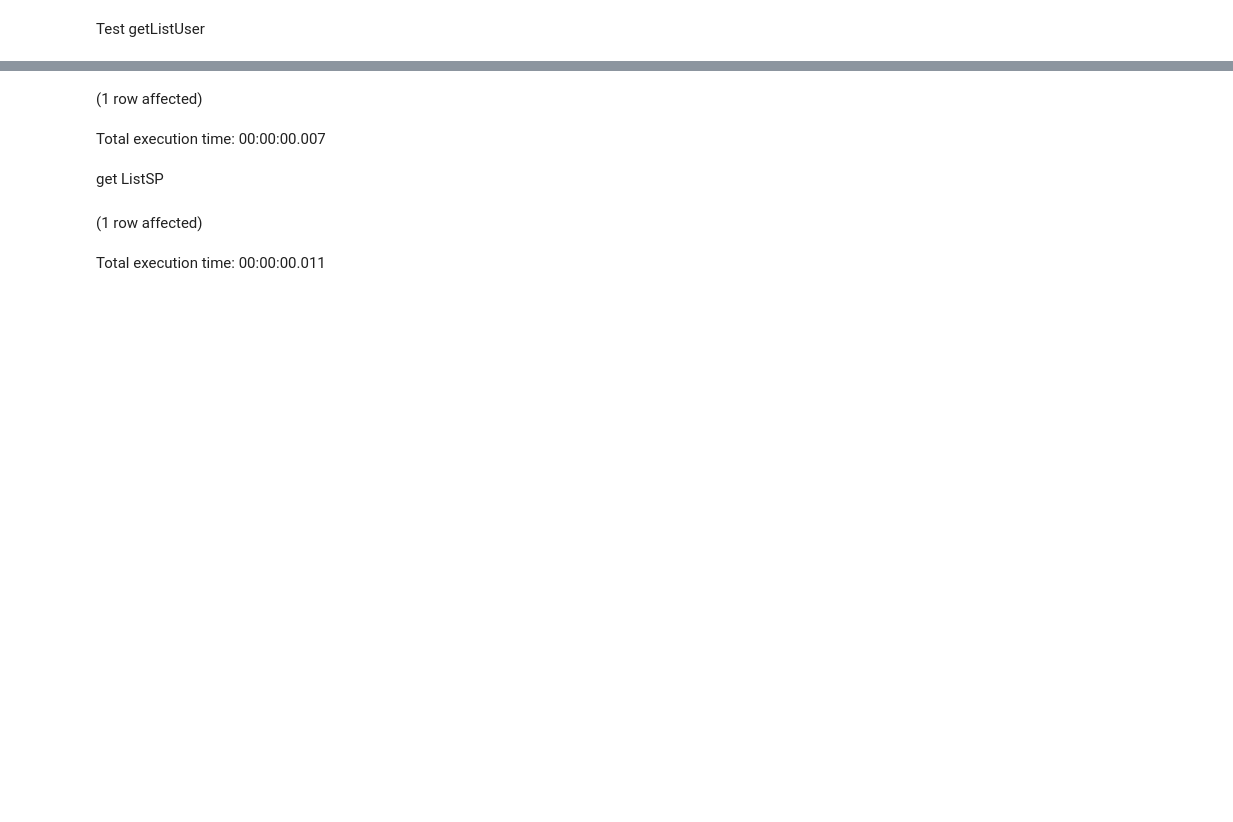
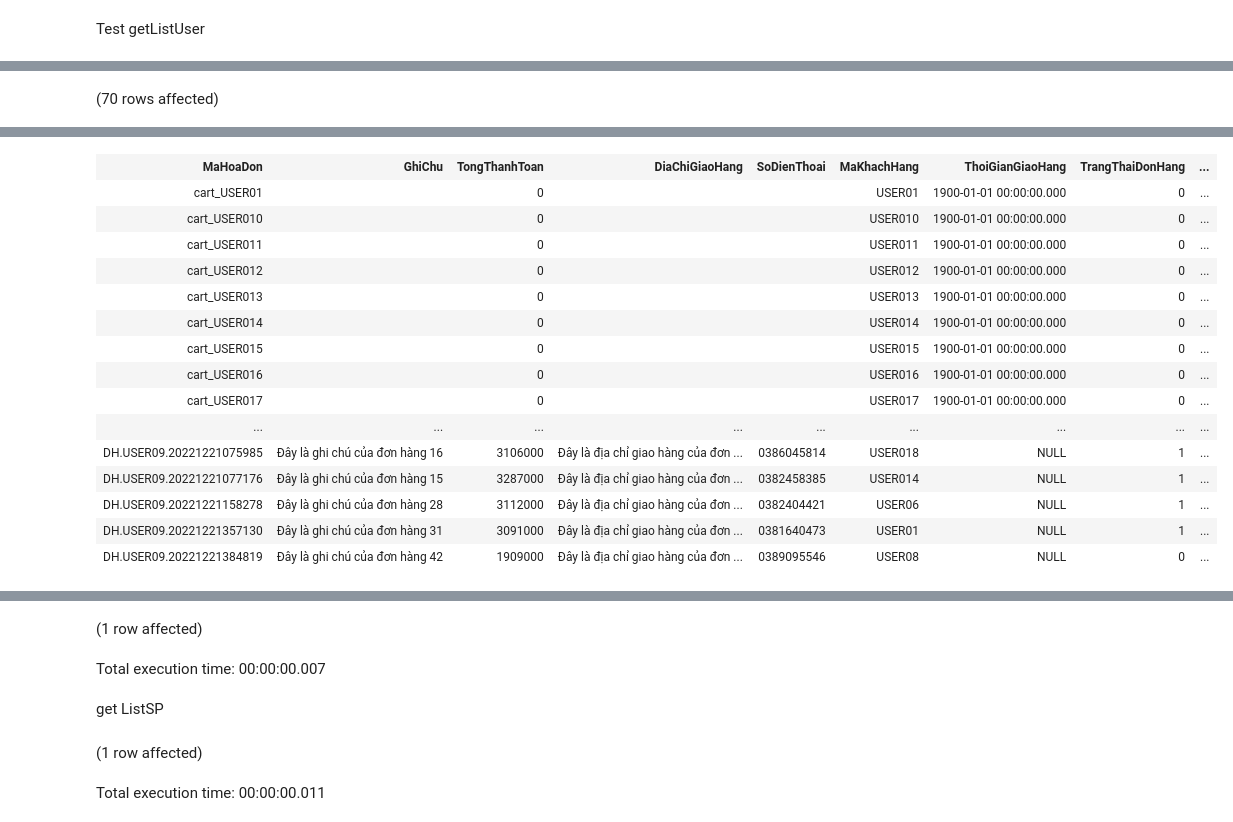
Before and after one commit to LienNTB/QuanLyHoaCu, a Jupyter notebook: data/3_TestUtils.ipynb, the cells around one changed output, grey strips where cells are left out. Saved outputs shown, nothing was run; the diff lists cells and outputs as text; code cells hidden in the pictures; blank space fills up the shorter version.

```diff
--- a/data/3_TestUtils.ipynb
+++ b/data/3_TestUtils.ipynb
@@ -21,3 +21,7 @@ Total execution time: 00:00:00.093
 | USER07 | quynhhuong7 | 123 | Nguyễn Thị o | 2002-07-12 | Bình Chánh | 001 | 0 |
 | USER08 | quynhhuong8 | 123 | Nguyễn Ngọc o | 2002-07-12 | Quận 2 | 001 | 0 |
 | USER09 | aido9 | 123 | Nguyễn Ngọc o | 2002-07-12 | Quận 2 | 001 | 0 |
+# %%
+SELECT * FROM HoaDon
+# %% [output]
+(70 rows affected)
@@ -23,0 +29,16 @@ Total execution time: 00:00:00.093
+| MaHoaDon | GhiChu | TongThanhToan | DiaChiGiaoHang | SoDienThoai | MaKhachHang | ThoiGianGiaoHang | TrangThaiDonHang | ... |
+| cart_USER01 |  | 0 |  |  | USER01 | 1900-01-01 00:00:00.000 | 0 | ... |
+| cart_USER010 |  | 0 |  |  | USER010 | 1900-01-01 00:00:00.000 | 0 | ... |
+| cart_USER011 |  | 0 |  |  | USER011 | 1900-01-01 00:00:00.000 | 0 | ... |
+| cart_USER012 |  | 0 |  |  | USER012 | 1900-01-01 00:00:00.000 | 0 | ... |
+| cart_USER013 |  | 0 |  |  | USER013 | 1900-01-01 00:00:00.000 | 0 | ... |
+| cart_USER014 |  | 0 |  |  | USER014 | 1900-01-01 00:00:00.000 | 0 | ... |
+| cart_USER015 |  | 0 |  |  | USER015 | 1900-01-01 00:00:00.000 | 0 | ... |
+| cart_USER016 |  | 0 |  |  | USER016 | 1900-01-01 00:00:00.000 | 0 | ... |
+| cart_USER017 |  | 0 |  |  | USER017 | 1900-01-01 00:00:00.000 | 0 | ... |
+| ... | ... | ... | ... | ... | ... | ... | ... | ... |
+| DH.USER09.20221221075985 | Đây là ghi chú của đơn hàng 16 | 3106000 | Đây là địa chỉ giao hàng của đơn ... | 0386045814 | USER018 | NULL | 1 | ... |
+| DH.USER09.20221221077176 | Đây là ghi chú của đơn hàng 15 | 3287000 | Đây là địa chỉ giao hàng của đơn ... | 0382458385 | USER014 | NULL | 1 | ... |
+| DH.USER09.20221221158278 | Đây là ghi chú của đơn hàng 28 | 3112000 | Đây là địa chỉ giao hàng của đơn ... | 0382404421 | USER06 | NULL | 1 | ... |
+| DH.USER09.20221221357130 | Đây là ghi chú của đơn hàng 31 | 3091000 | Đây là địa chỉ giao hàng của đơn ... | 0381640473 | USER01 | NULL | 1 | ... |
+| DH.USER09.20221221384819 | Đây là ghi chú của đơn hàng 42 | 1909000 | Đây là địa chỉ giao hàng của đơn ... | 0389095546 | USER08 | NULL | 0 | ... |
```
Also changed, not shown: parts of 12 cells of this notebook, 9 other files.
